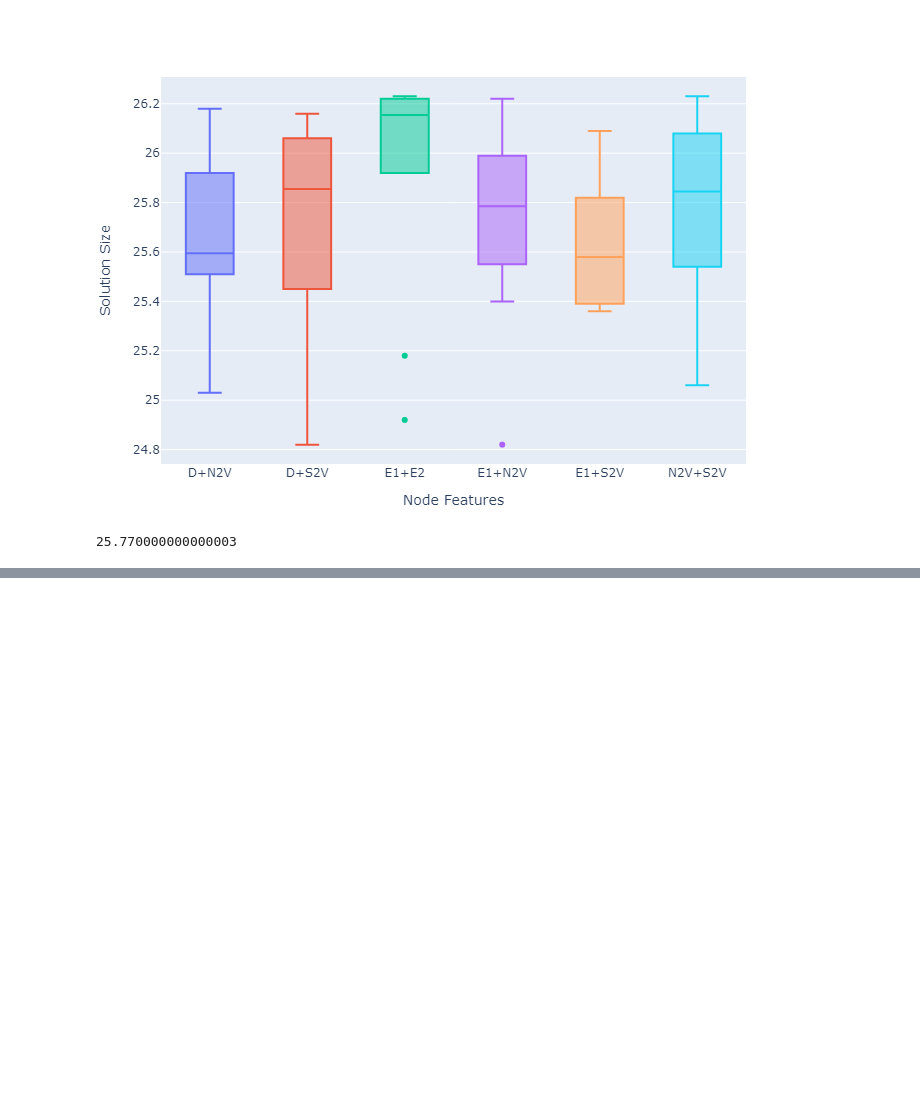
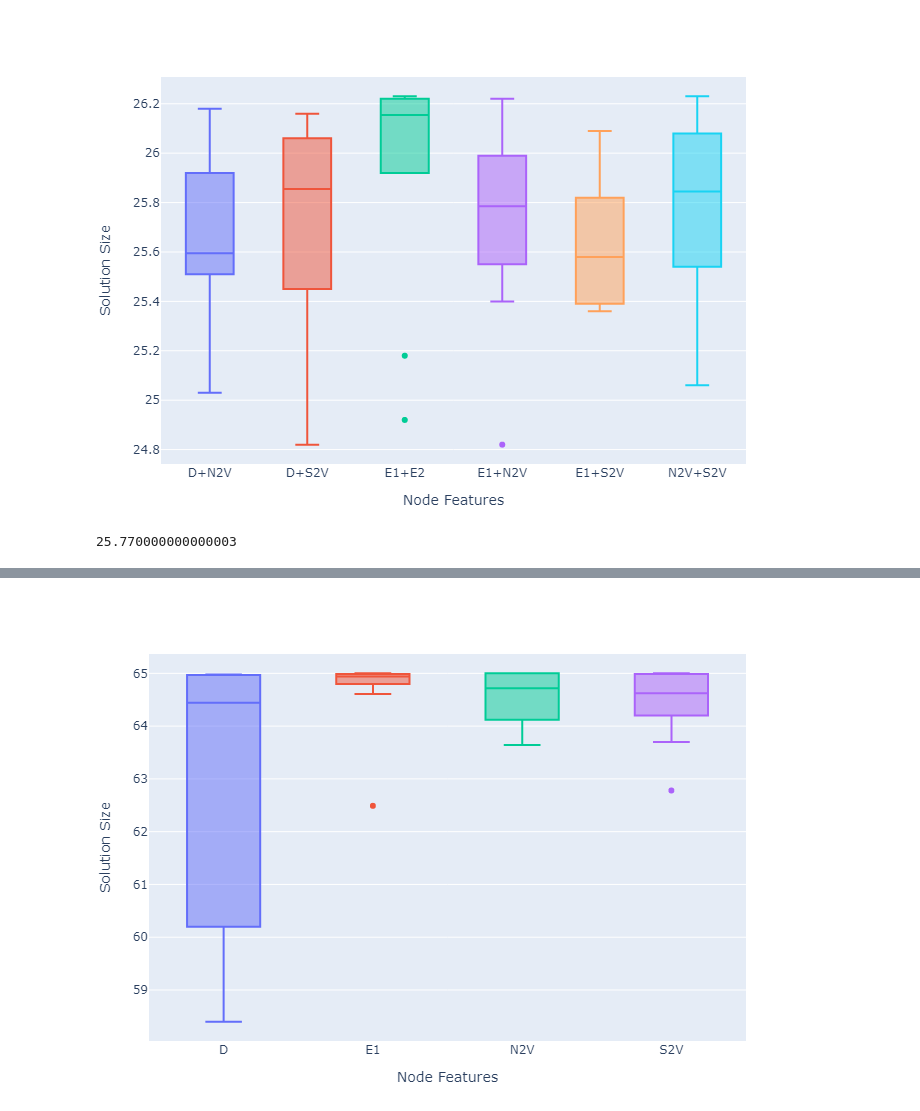
Before and after one commit to rettrich/thesis, a Jupyter notebook: eval/evaluation.ipynb, the cells around one changed output, grey strips where cells are left out. Cells and saved outputs as stored; diff of their text form; code cells hidden in the pictures; blank space fills up the shorter version.

```diff
--- a/eval/evaluation.ipynb
+++ b/eval/evaluation.ipynb
@@ -201,0 +205,11 @@ p3
+# %%
+features = get_features("V450-082-0825_k20")
+combined = filter(Symbol("Node Features") => !=("E1+E2"), features.combined)
+;
+# %%
+p1 = plot(features.single, x=Symbol("Node Features"), y=Symbol("Solution Size"), kind="box", color=Symbol("Node Features"),
+    Layout(
+        showlegend=false
+    ))
+# %% [output]
+[figure, added]
```
Also changed, not shown: parts of 5 cells of this notebook, 4 other files.
